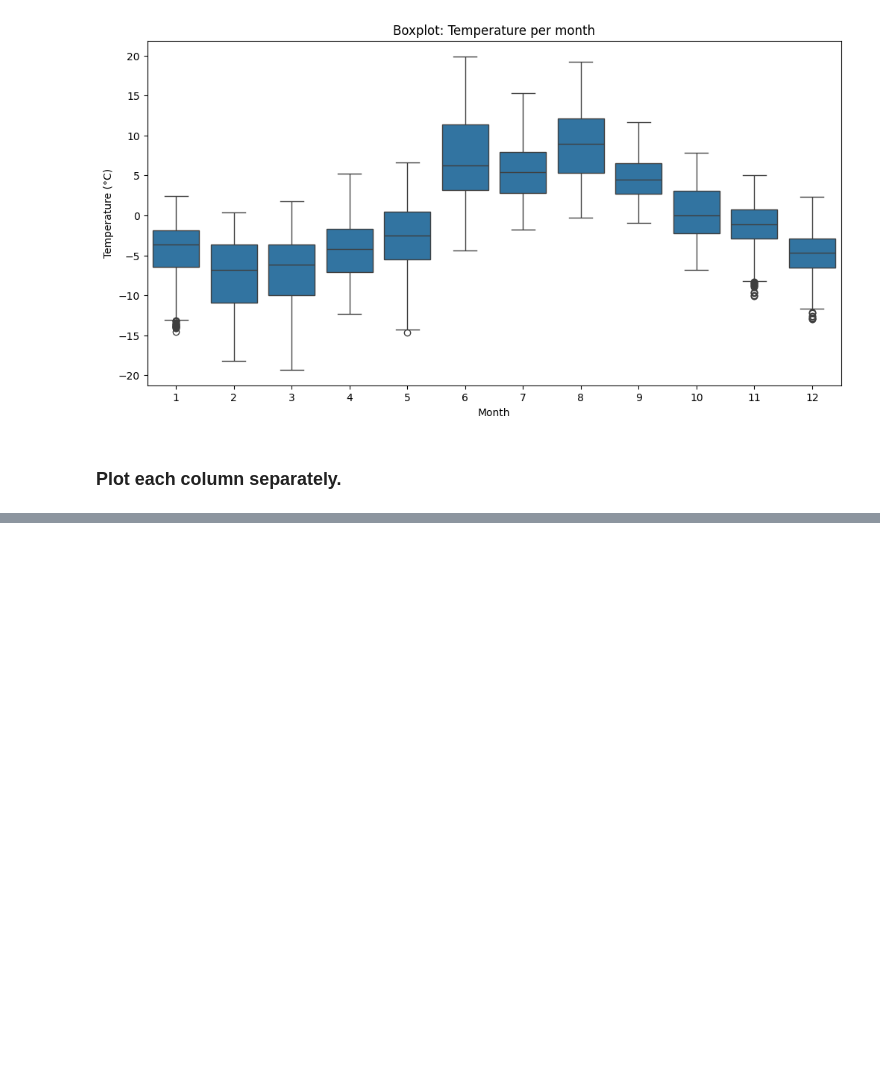
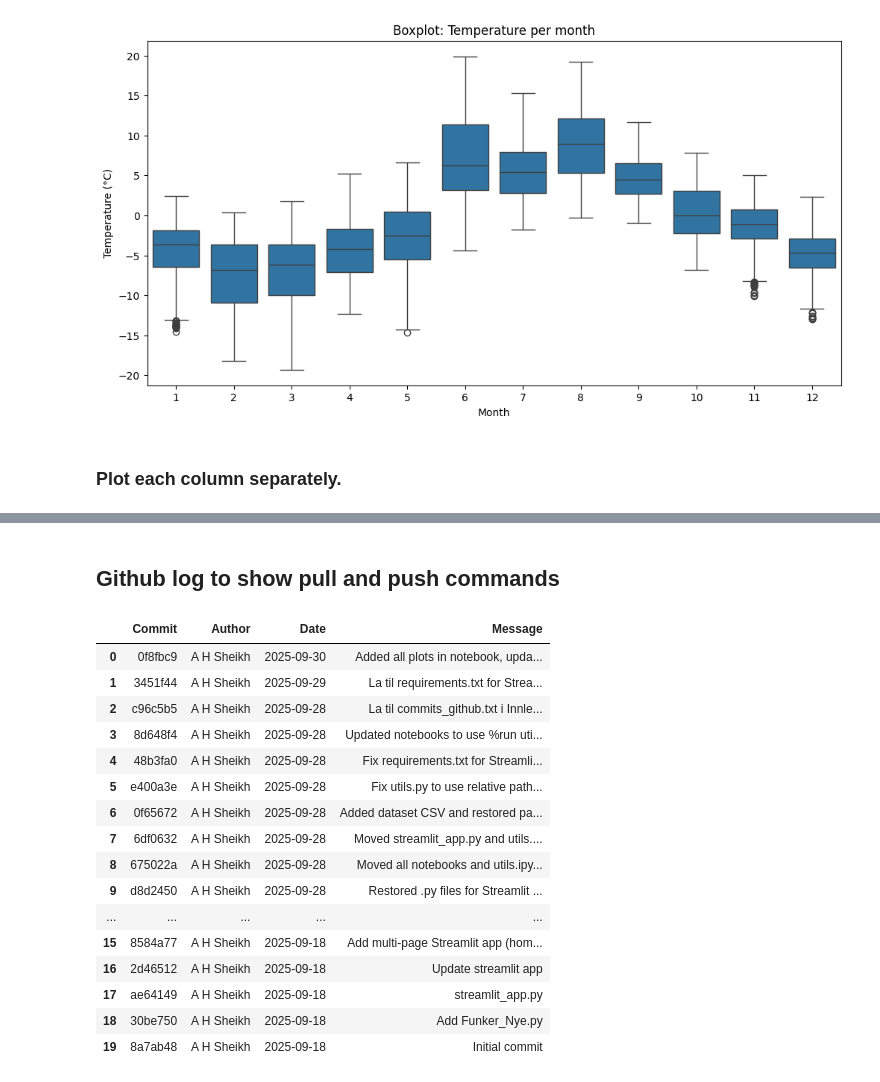
Before and after one commit to Sheikh20o3/IND320_1_Project, a Jupyter notebook: Innlevering og IPYNB/Innlevering.ipynb, the cells around one changed output, grey strips where cells are left out. Cells and saved outputs as stored; diff of their text form; code cells hidden in the pictures; blank space fills up the shorter version.

Commit message:
IND320: oppdaterer Streamlit + utils; notebook-eksport

```diff
--- a/Innlevering og IPYNB/Innlevering.ipynb
+++ b/Innlevering og IPYNB/Innlevering.ipynb
@@ -86,0 +155,35 @@ plt.plot(df['time'], df['soil_moisture_28_100cm (m³/m³)'])
+# %% [markdown]
+## Github log to show pull and push commands
+# %%
+import subprocess
+import pandas as pd
+
+# Run git log and capture output
+result = subprocess.check_output(
+    ["git", "log", "--pretty=format:%h|%an|%ad|%s", "--date=short"],
+    text=True
+)
+
+# Split into lines and parse into DataFrame
+rows = [line.split("|") for line in result.split("\n")]
+df_log = pd.DataFrame(rows, columns=["Commit", "Author", "Date", "Message"])
+
+df_log.head(20)
+# %% [output]
+|  | Commit | Author | Date | Message |
+| 0 | 0f8fbc9 | A H Sheikh | 2025-09-30 | Added all plots in notebook, upda... |
+| 1 | 3451f44 | A H Sheikh | 2025-09-29 | La til requirements.txt for Strea... |
+| 2 | c96c5b5 | A H Sheikh | 2025-09-28 | La til commits_github.txt i Innle... |
+| 3 | 8d648f4 | A H Sheikh | 2025-09-28 | Updated notebooks to use %run uti... |
+| 4 | 48b3fa0 | A H Sheikh | 2025-09-28 | Fix requirements.txt for Streamli... |
+| 5 | e400a3e | A H Sheikh | 2025-09-28 | Fix utils.py to use relative path... |
+| 6 | 0f65672 | A H Sheikh | 2025-09-28 | Added dataset CSV and restored pa... |
+| 7 | 6df0632 | A H Sheikh | 2025-09-28 | Moved streamlit_app.py and utils.... |
+| 8 | 675022a | A H Sheikh | 2025-09-28 | Moved all notebooks and utils.ipy... |
+| 9 | d8d2450 | A H Sheikh | 2025-09-28 | Restored .py files for Streamlit ... |
+| ... | ... | ... | ... | ... |
+| 15 | 8584a77 | A H Sheikh | 2025-09-18 | Add multi-page Streamlit app (hom... |
+| 16 | 2d46512 | A H Sheikh | 2025-09-18 | Update streamlit app |
+| 17 | ae64149 | A H Sheikh | 2025-09-18 | streamlit_app.py |
+| 18 | 30be750 | A H Sheikh | 2025-09-18 | Add Funker_Nye.py |
+| 19 | 8a7ab48 | A H Sheikh | 2025-09-18 | Initial commit |
```
Also changed, not shown: parts of 9 cells of this notebook, 3 other files.
